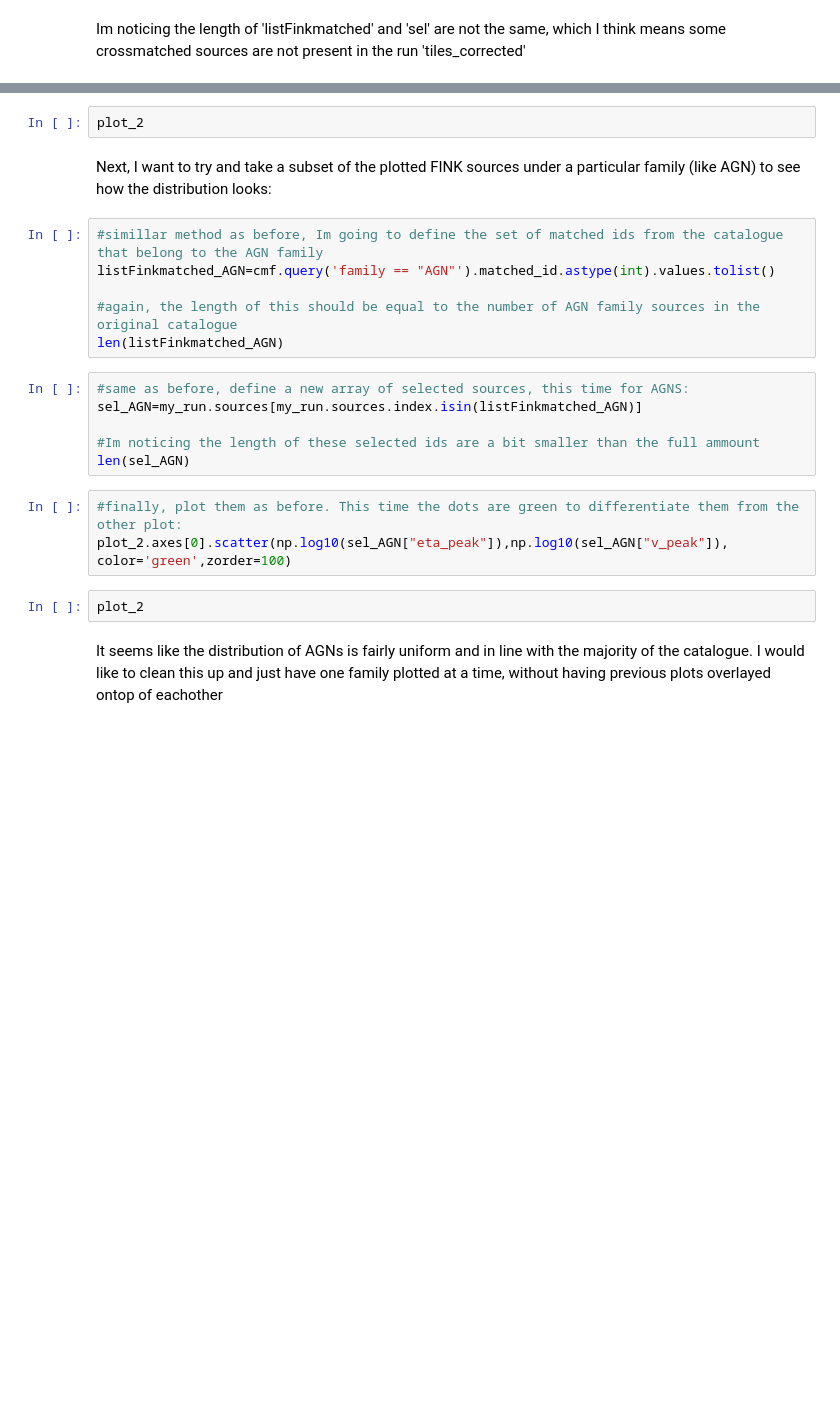
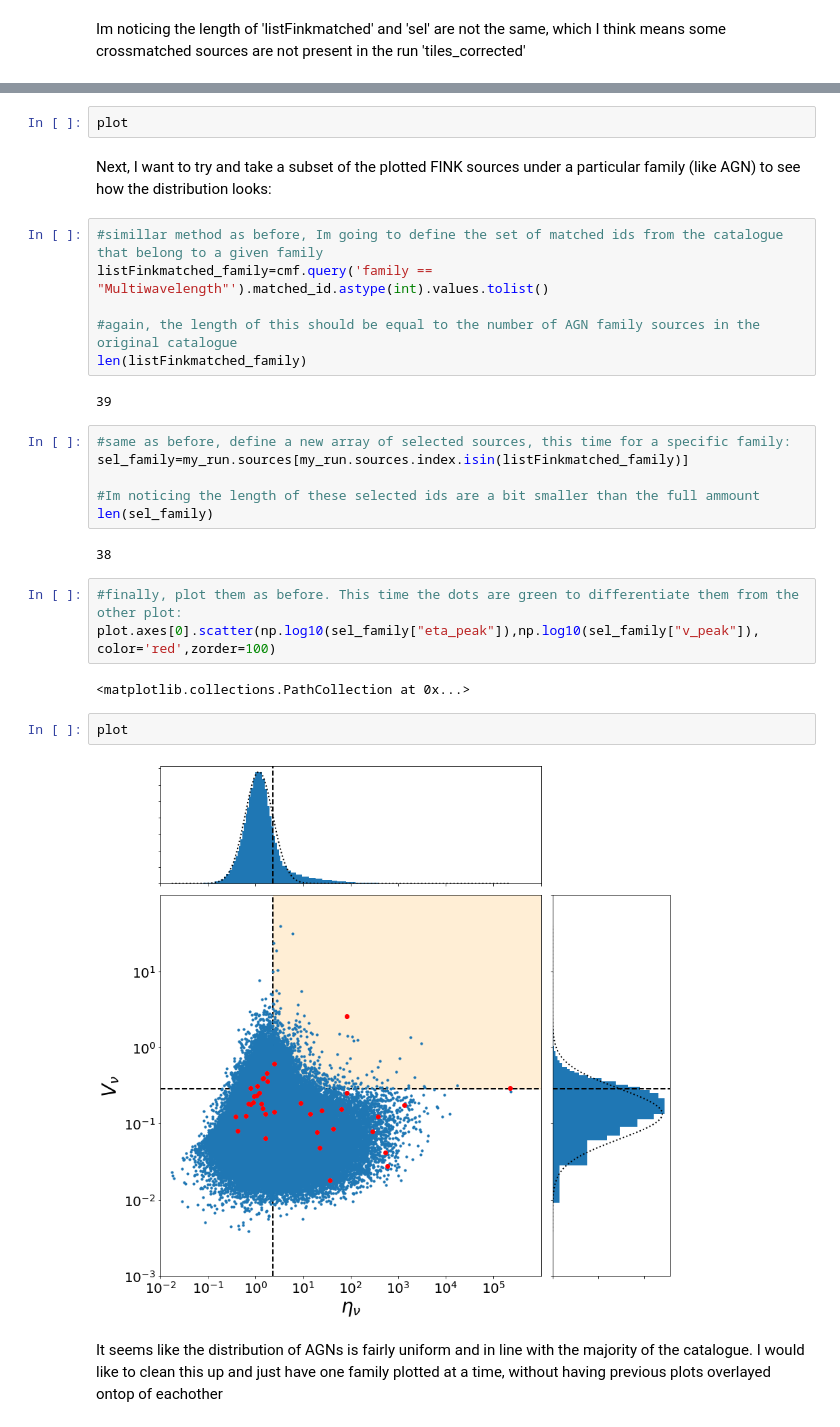
Before and after one commit to CallanG258/Project_VAST_FINK, a Jupyter notebook: VAST Source Query & Analysis.ipynb, the cells around one changed output, grey strips where cells are left out. Saved outputs shown, nothing was run; the diff lists cells and outputs as text; blank space fills up the shorter version.

Commit message:
ETA - V Plot Production

```diff
--- a/VAST Source Query & Analysis.ipynb
+++ b/VAST Source Query & Analysis.ipynb
@@ -252,23 +252,31 @@ plot_2.axes[0].scatter(np.log10(sel["eta_peak"]),np.log10(sel["v_peak"]), color=
 # %%
-plot_2
+plot
 # %% [markdown]
 Next, I want to try and take a subset of the plotted FINK sources under a particular family (like AGN) to see how the distribution looks:
 # %%
-#simillar method as before, Im going to define the set of matched ids from the catalogue that belong to the AGN family
-listFinkmatched_AGN=cmf.query('family == "AGN"').matched_id.astype(int).values.tolist()
+#simillar method as before, Im going to define the set of matched ids from the catalogue that belong to a given family
+listFinkmatched_family=cmf.query('family == "Multiwavelength"').matched_id.astype(int).values.tolist()
 
 #again, the length of this should be equal to the number of AGN family sources in the original catalogue
-len(listFinkmatched_AGN)
+len(listFinkmatched_family)
+# %% [output]
+39
 # %%
-#same as before, define a new array of selected sources, this time for AGNS:
-sel_AGN=my_run.sources[my_run.sources.index.isin(listFinkmatched_AGN)]
+#same as before, define a new array of selected sources, this time for a specific family:
+sel_family=my_run.sources[my_run.sources.index.isin(listFinkmatched_family)]
 
 #Im noticing the length of these selected ids are a bit smaller than the full ammount
-len(sel_AGN)
+len(sel_family)
+# %% [output]
+38
 # %%
 #finally, plot them as before. This time the dots are green to differentiate them from the other plot:
-plot_2.axes[0].scatter(np.log10(sel_AGN["eta_peak"]),np.log10(sel_AGN["v_peak"]), color='green',zorder=100)
+plot.axes[0].scatter(np.log10(sel_family["eta_peak"]),np.log10(sel_family["v_peak"]), color='red',zorder=100)
+# %% [output]
+<matplotlib.collections.PathCollection at 0x...>
 # %%
-plot_2
+plot
+# %% [output]
+[figure, added]
 # %% [markdown]
 It seems like the distribution of AGNs is fairly uniform and in line with the majority of the catalogue. I would like to clean this up and just have one family plotted at a time, without having previous plots overlayed ontop of eachother
```
Also changed, not shown: parts of 1 cell of this notebook, 1 other file.
